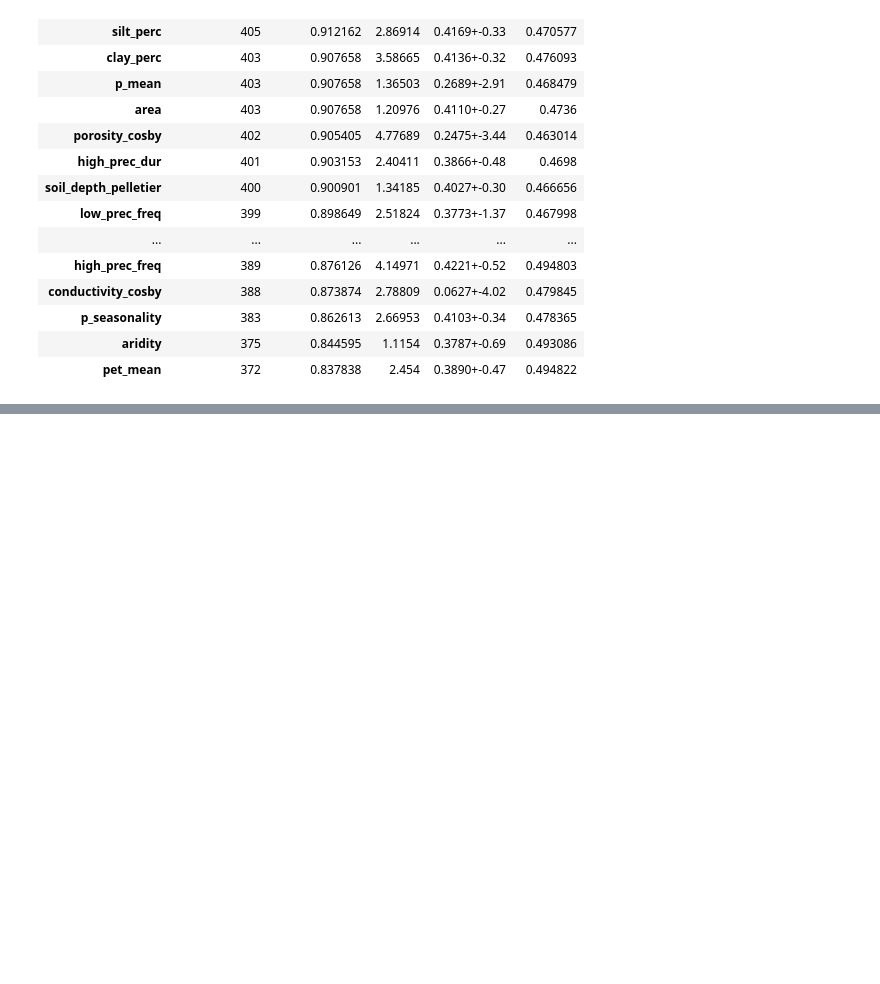
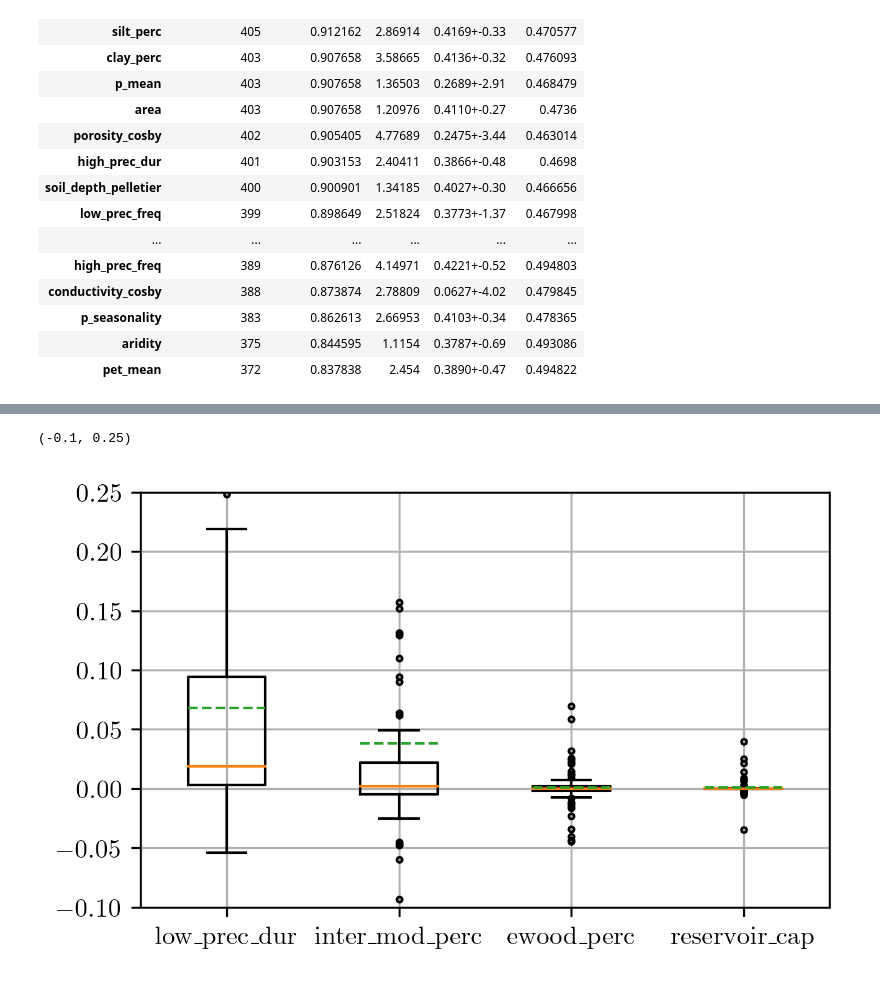
Before and after one commit to bernharl/Master-Thesis, a Jupyter notebook: notebooks/permutation_test.ipynb, the cells around one changed output, grey strips where cells are left out. Cells and saved outputs as stored; diff of their text form; code cells hidden in the pictures; blank space fills up the shorter version.

```diff
--- a/notebooks/permutation_test.ipynb
+++ b/notebooks/permutation_test.ipynb
@@ -795,0 +806,23 @@ fracs_train_us_val_gb_no_organic_no_gvf
+# %%
+k = 1
+permutations_all_features_concat_seq_len_gb = parse_results(
+    "/home/bernhard/git/Master-Thesis/runs/correlation_reduction/all_features_concat_seq_len_cv/permutation/",
+    k=k,
+)
+
+
+nse_values_common_features_gb = load_cv_results(
+    main_folder="/home/bernhard/git/Master-Thesis/runs/correlation_reduction/all_features_concat_seq_len_cv/",
+    model_type="lstm",
+    seed="19970204",
+    k=k,
+    epoch=15,
+)
+importance_all_features_concat_seq_len_cv = calc_i(
+    permutations_all_features_concat_seq_len_gb,
+    nse_values_common_features_gb,
+    k=k,
+    min_nse=0.5,
+    epoch=15,
+)
+importance_all_features_concat_seq_len_cv
@@ -795,0 +866,21 @@ fracs_train_us_val_gb_no_organic_no_gvf
+# %%
+def boxplot_feature_importance(
+    importances: pd.DataFrame, features: List[str], ax: Optional[plt.Axes] = None
+):
+    if ax is None:
+        fig, ax = plt.subplots(1, 1)
+    ax.boxplot(importances[features])
+    ax.set_xticklabels([feature.replace("_", "\_") for feature in features], rotation=0)
+    # ax.set_yscale("log")
+    ax.grid("on")
+# %%
+fig, ax = plt.subplots(1, 1)
+boxplot_feature_importance(
+    importances=importance_all_features_concat_seq_len_cv,
+    features=["low_prec_dur", "inter_mod_perc", "ewood_perc", "reservoir_cap"],
+    ax=ax,
+)
+ax.set_ylim([-0.1, 0.25])
+# %% [output]
+(-0.1, 0.25)
+[figure, added]
```
Also changed, not shown: parts of 10 cells of this notebook.
